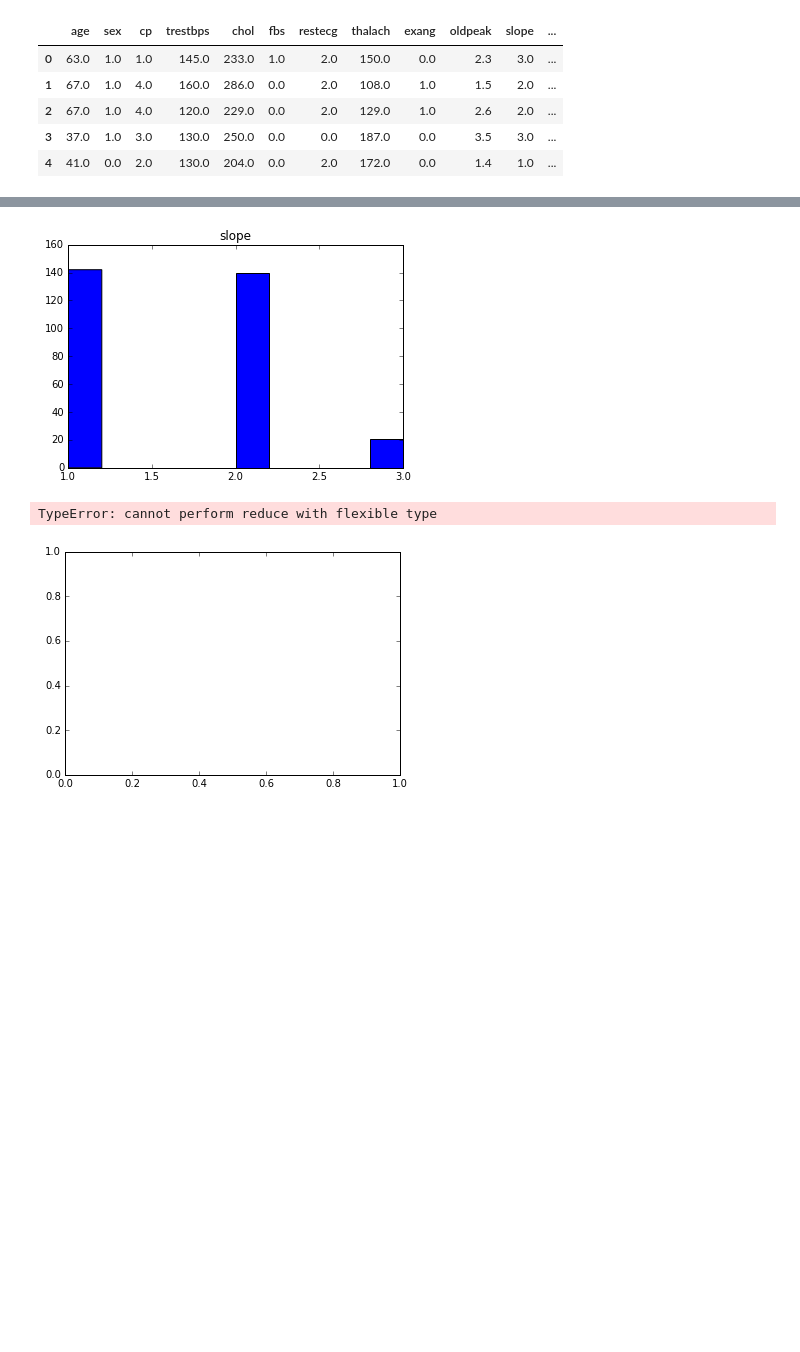
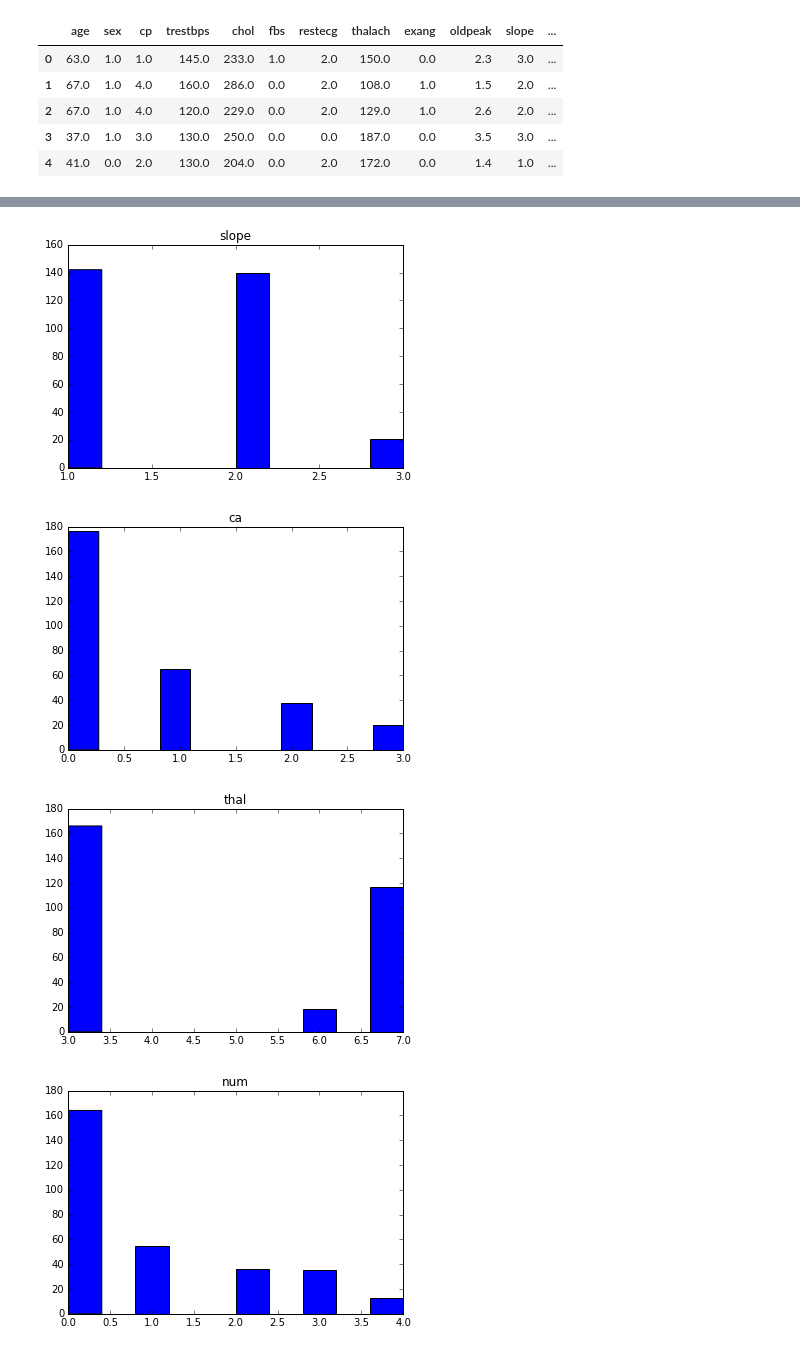
Before and after one commit to tyran0914/BootCamp_Hospital1, a Jupyter notebook: Data_Preprocessing.ipynb, the cells around one changed output, grey strips where cells are left out. Saved outputs shown, nothing was run; the diff lists cells and outputs as text; code cells hidden in the pictures; blank space fills up the shorter version.

```diff
--- a/Data_Preprocessing.ipynb
+++ b/Data_Preprocessing.ipynb
@@ -49,0 +45,6 @@ plt.show()
+# %%
+proc_cleveland_df.replace("?",9999,inplace=True)
+# %%
+proc_cleveland_df['ca']=proc_cleveland_df['ca'].apply(float)
+# %%
+proc_cleveland_df['thal']=proc_cleveland_df['thal'].apply(float)
@@ -50,2 +63,2 @@ plt.show()
 # %%
-col_name_ls_t1=proc_cleveland_df.columns.values.tolist()
+col_name_ls=proc_cleveland_df.columns.values.tolist()
@@ -76,19 +82,25 @@ plt.hist(proc_cleveland_df['num'], bins='auto')
 # %%
 for i in col_name_ls_t1:
-    plt.hist(proc_cleveland_df[i], bins='auto')
-    plt.title(i)
-    plt.show()
+    if i not in ['ca','thal']:
+        plt.hist(proc_cleveland_df[i], bins='auto')
+        plt.title(i)
+        plt.show()
+    else:
+        plt.hist(proc_cleveland_df[i][proc_cleveland_df[i]!=9999], bins='auto')
+        plt.title(i)
+        plt.show()
 # %% [output]
 [figure]
 [figure]
 [figure]
 [figure]
 [figure]
 [figure]
 [figure]
 [figure]
 [figure]
 [figure]
 [figure]
-TypeError: cannot perform reduce with flexible type
-[figure, old version]
+[figure, new version]
+[figure, added]
+[figure, added]
```
Also changed, not shown: parts of 12 cells of this notebook.
